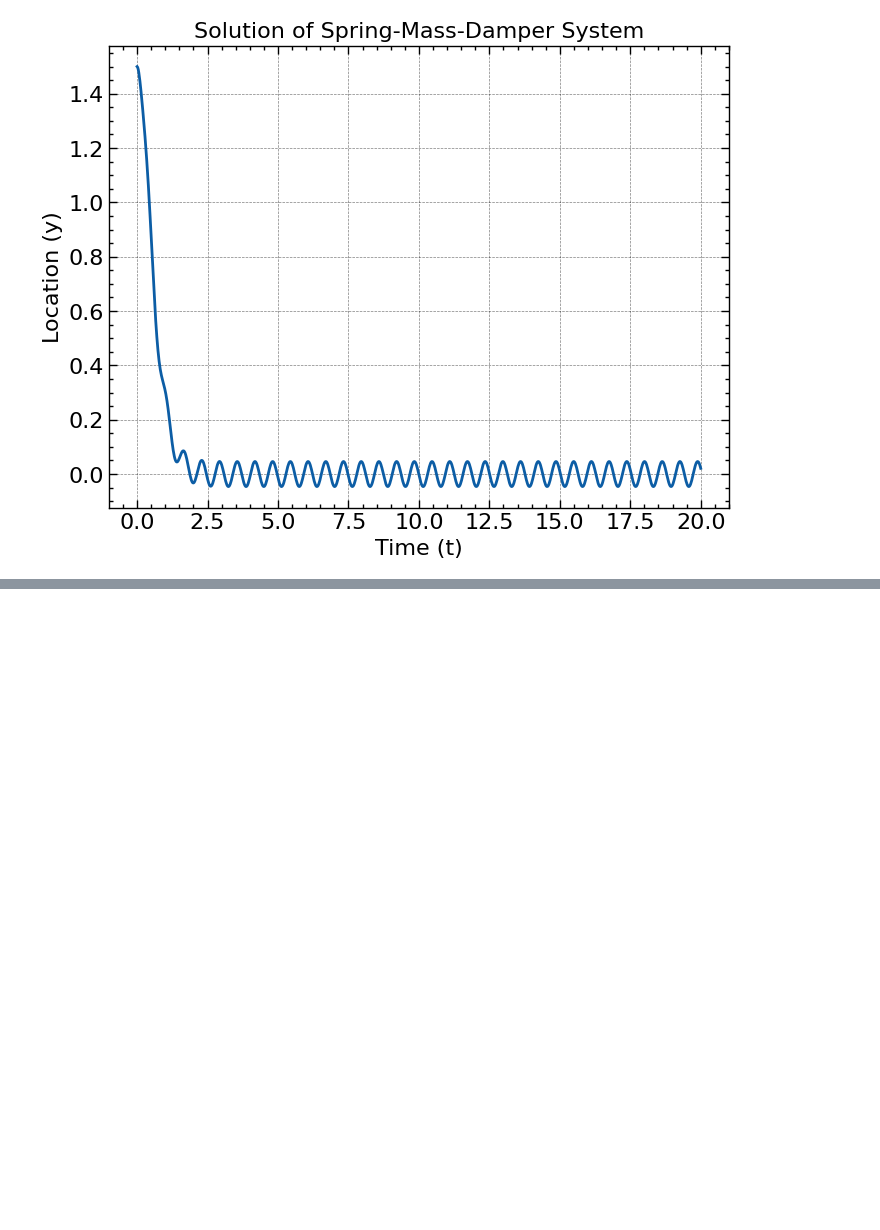
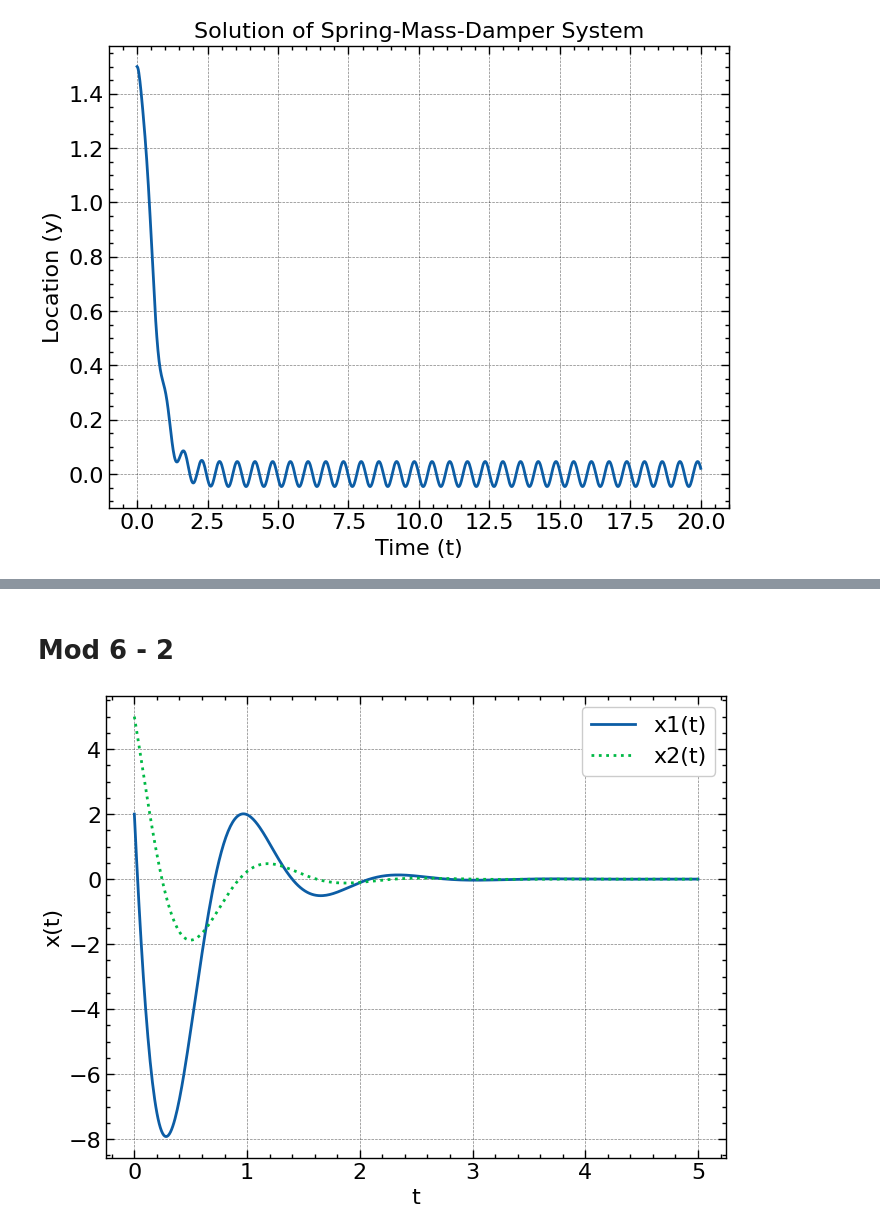
Before and after one commit to bks4522/Math_Work, a Jupyter notebook: Diff_Eq/Mod6Quiz.ipynb, the cells around one changed output, grey strips where cells are left out. Drawn from its saved outputs; the diff is of its cells as text; code cells hidden in the pictures; blank space fills up the shorter version.

```diff
--- a/Diff_Eq/Mod6Quiz.ipynb
+++ b/Diff_Eq/Mod6Quiz.ipynb
@@ -169,0 +200,30 @@ plt.show()
+# %% [markdown]
+# Mod 6 - 2
+# %%
+# Define the system of first-order differential equations
+def system(t, y):
+    dydt = np.zeros(2)
+    dydt[0] = y[0] - 15*y[1]
+    dydt[1] = 2*y[0] - 5*y[1]
+    return dydt
+
+# Define the time points
+t = np.linspace(0, 5, 500)
+
+# Define the initial conditions
+y0 = [2, 5]
+
+# Solve the system of differential equations
+sol = solve_ivp(system, [0, 5], y0, t_eval=t)
+
+# Plot the solution
+plt.figure()
+plt.plot(sol.t, sol.y[0], '-', label='x1(t)')
+plt.plot(sol.t, sol.y[1], ':', label='x2(t)')
+plt.xlabel('t')
+plt.ylabel('x(t)')
+plt.legend()
+plt.grid(True)
+plt.show()
+# %% [output]
+[figure, added]
```
Also changed, not shown: parts of 6 cells of this notebook, 7 other files.
